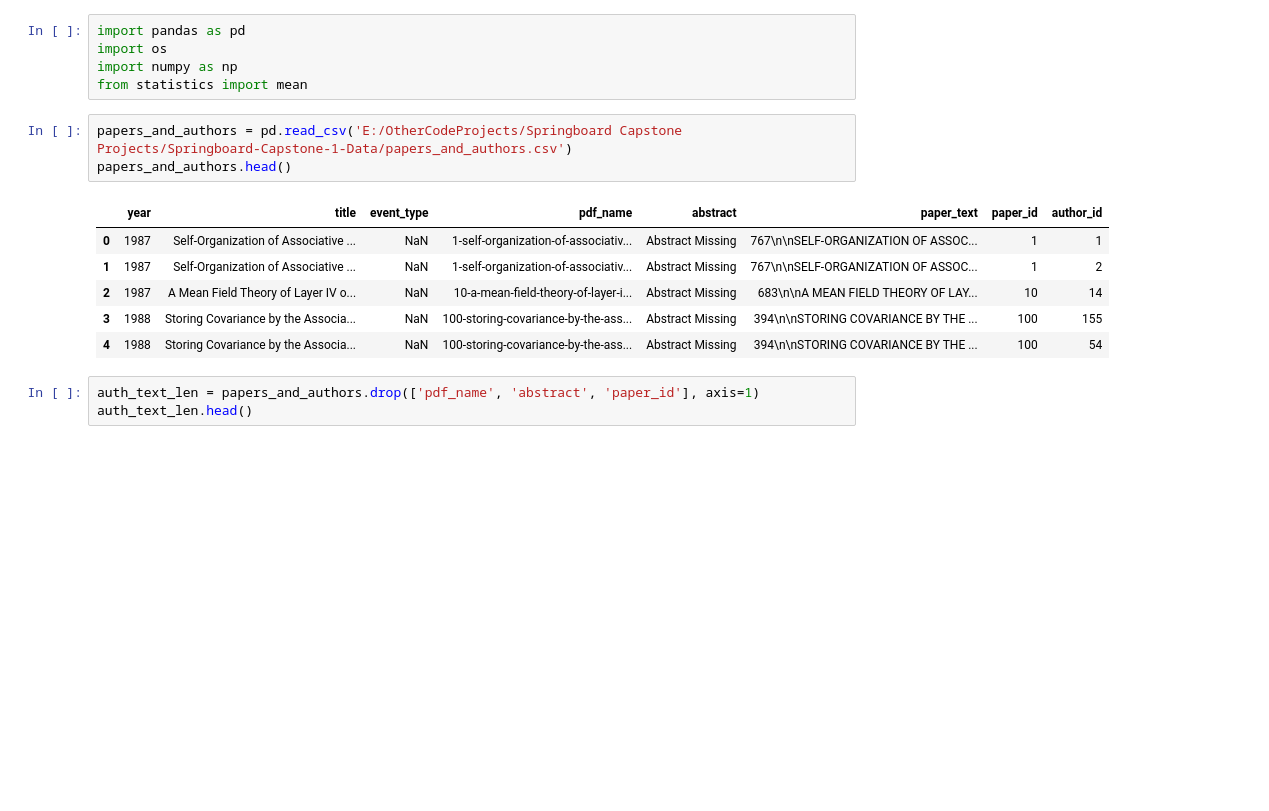
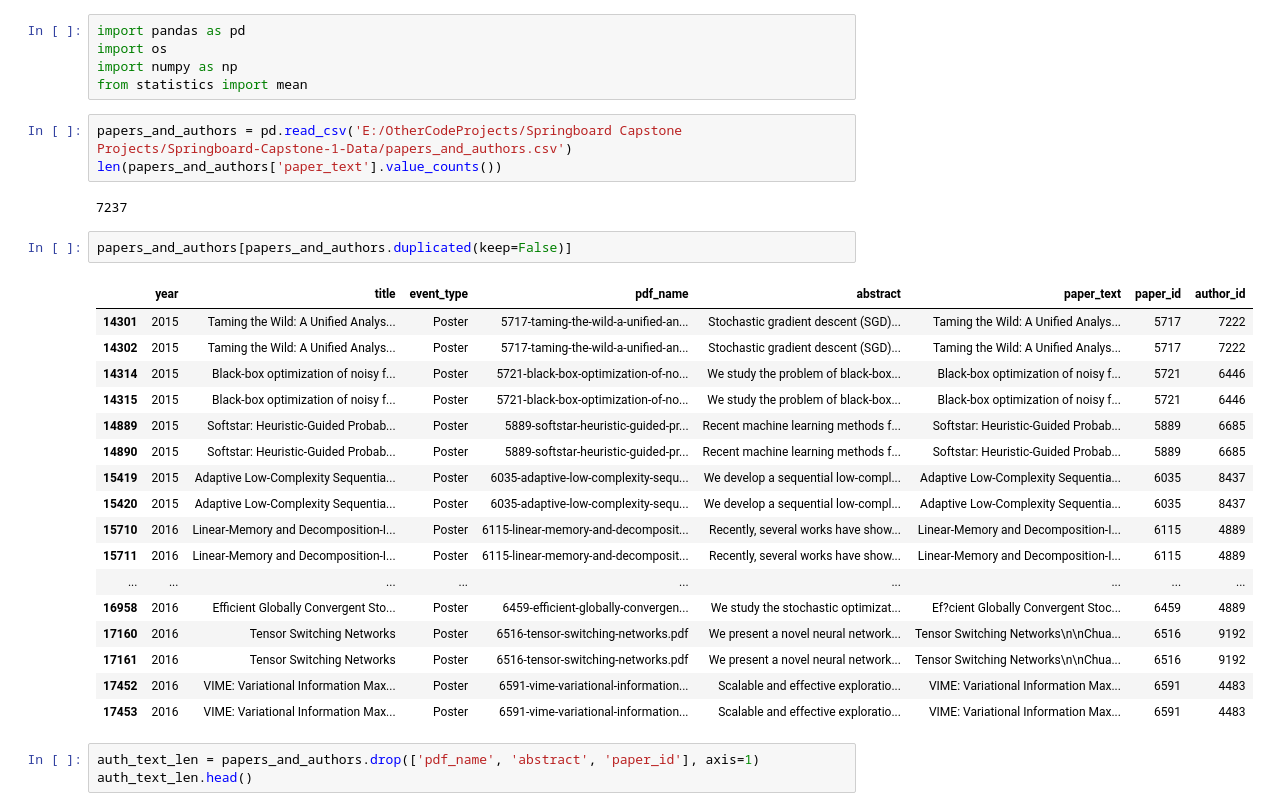
Before and after one commit to wwhite5/Springboard-Capstone-1-NLP, a Jupyter notebook: Notebooks/One_Author_advanced.ipynb, the cells around one changed output. Drawn from its saved outputs; the diff is of its cells as text; blank space fills up the shorter version.

```diff
--- a/Notebooks/One_Author_advanced.ipynb
+++ b/Notebooks/One_Author_advanced.ipynb
@@ -5,14 +5,29 @@ import numpy as np
 from statistics import mean
 # %%
 papers_and_authors = pd.read_csv('E:/OtherCodeProjects/Springboard Capstone Projects/Springboard-Capstone-1-Data/papers_and_authors.csv')
-papers_and_authors.head()
+len(papers_and_authors['paper_text'].value_counts())
 # %% [output]
-|  | year | title | event_type | pdf_name | abstract | paper_text | paper_id | author_id |
-| 0 | 1987 | Self-Organization of Associative ... | NaN | 1-self-organization-of-associativ... | Abstract Missing | 767\n\nSELF-ORGANIZATION OF ASSOC... | 1 | 1 |
-| 1 | 1987 | Self-Organization of Associative ... | NaN | 1-self-organization-of-associativ... | Abstract Missing | 767\n\nSELF-ORGANIZATION OF ASSOC... | 1 | 2 |
-| 2 | 1987 | A Mean Field Theory of Layer IV o... | NaN | 10-a-mean-field-theory-of-layer-i... | Abstract Missing | 683\n\nA MEAN FIELD THEORY OF LAY... | 10 | 14 |
-| 3 | 1988 | Storing Covariance by the Associa... | NaN | 100-storing-covariance-by-the-ass... | Abstract Missing | 394\n\nSTORING COVARIANCE BY THE ... | 100 | 155 |
-| 4 | 1988 | Storing Covariance by the Associa... | NaN | 100-storing-covariance-by-the-ass... | Abstract Missing | 394\n\nSTORING COVARIANCE BY THE ... | 100 | 54 |
+7237
+# %%
+papers_and_authors[papers_and_authors.duplicated(keep=False)]
+# %% [output]
+|  | year | title | event_type | pdf_name | abstract | paper_text | paper_id | author_id |
+| 14301 | 2015 | Taming the Wild: A Unified Analys... | Poster | 5717-taming-the-wild-a-unified-an... | Stochastic gradient descent (SGD)... | Taming the Wild: A Unified Analys... | 5717 | 7222 |
+| 14302 | 2015 | Taming the Wild: A Unified Analys... | Poster | 5717-taming-the-wild-a-unified-an... | Stochastic gradient descent (SGD)... | Taming the Wild: A Unified Analys... | 5717 | 7222 |
+| 14314 | 2015 | Black-box optimization of noisy f... | Poster | 5721-black-box-optimization-of-no... | We study the problem of black-box... | Black-box optimization of noisy f... | 5721 | 6446 |
+| 14315 | 2015 | Black-box optimization of noisy f... | Poster | 5721-black-box-optimization-of-no... | We study the problem of black-box... | Black-box optimization of noisy f... | 5721 | 6446 |
+| 14889 | 2015 | Softstar: Heuristic-Guided Probab... | Poster | 5889-softstar-heuristic-guided-pr... | Recent machine learning methods f... | Softstar: Heuristic-Guided Probab... | 5889 | 6685 |
+| 14890 | 2015 | Softstar: Heuristic-Guided Probab... | Poster | 5889-softstar-heuristic-guided-pr... | Recent machine learning methods f... | Softstar: Heuristic-Guided Probab... | 5889 | 6685 |
+| 15419 | 2015 | Adaptive Low-Complexity Sequentia... | Poster | 6035-adaptive-low-complexity-sequ... | We develop a sequential low-compl... | Adaptive Low-Complexity Sequentia... | 6035 | 8437 |
+| 15420 | 2015 | Adaptive Low-Complexity Sequentia... | Poster | 6035-adaptive-low-complexity-sequ... | We develop a sequential low-compl... | Adaptive Low-Complexity Sequentia... | 6035 | 8437 |
+| 15710 | 2016 | Linear-Memory and Decomposition-I... | Poster | 6115-linear-memory-and-decomposit... | Recently, several works have show... | Linear-Memory and Decomposition-I... | 6115 | 4889 |
+| 15711 | 2016 | Linear-Memory and Decomposition-I... | Poster | 6115-linear-memory-and-decomposit... | Recently, several works have show... | Linear-Memory and Decomposition-I... | 6115 | 4889 |
+| ... | ... | ... | ... | ... | ... | ... | ... | ... |
+| 16958 | 2016 | Efficient Globally Convergent Sto... | Poster | 6459-efficient-globally-convergen... | We study the stochastic optimizat... | Ef?cient Globally Convergent Stoc... | 6459 | 4889 |
+| 17160 | 2016 | Tensor Switching Networks | Poster | 6516-tensor-switching-networks.pdf | We present a novel neural network... | Tensor Switching Networks\n\nChua... | 6516 | 9192 |
+| 17161 | 2016 | Tensor Switching Networks | Poster | 6516-tensor-switching-networks.pdf | We present a novel neural network... | Tensor Switching Networks\n\nChua... | 6516 | 9192 |
+| 17452 | 2016 | VIME: Variational Information Max... | Poster | 6591-vime-variational-information... | Scalable and effective exploratio... | VIME: Variational Information Max... | 6591 | 4483 |
+| 17453 | 2016 | VIME: Variational Information Max... | Poster | 6591-vime-variational-information... | Scalable and effective exploratio... | VIME: Variational Information Max... | 6591 | 4483 |
 # %%
 auth_text_len = papers_and_authors.drop(['pdf_name', 'abstract', 'paper_id'], axis=1)
 auth_text_len.head()
```
Also changed, not shown: parts of 10 cells of this notebook.
